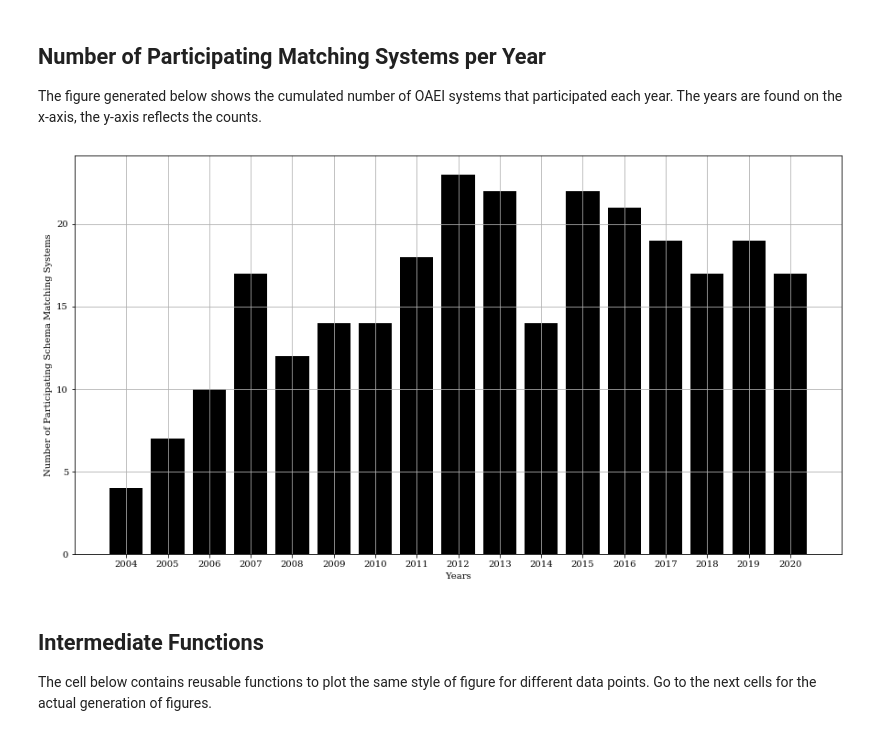
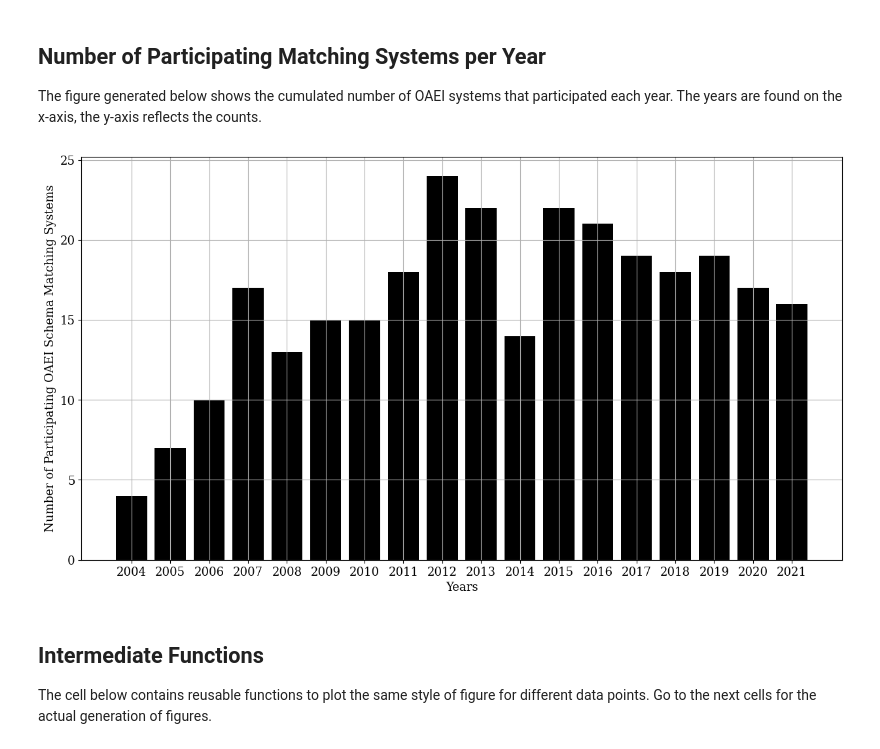
Before and after one commit to janothan/bk-in-matching-survey, a Jupyter notebook: submission_2/Survey_Paper_Figures.ipynb, the cells around one changed output. Drawn from its saved outputs; the diff is of its cells as text; code cells hidden in the pictures.

```diff
--- a/submission_2/Survey_Paper_Figures.ipynb
+++ b/submission_2/Survey_Paper_Figures.ipynb
@@ -196,7 +196,7 @@ data["ObjectCoref"] = [(2010, 2010)]
 data["CSA"] = [(2011, 2011)]
 data["LDOA"] = [(2011, 2011)]
 # lily 07
-data["LogMap"] = [(2011, 2020)]
+data["LogMap"] = [(2011, 2021)]
 data["MaasMatch"] = [(2011, 2014)]
 data["MapEVO"] = [(2011, 2011)]
 # mappso 08
@@ -218,7 +218,7 @@ data["GOMMA"] = [(2012, 2012)]
 data["Hertuda"] = [(2012, 2013)]
 data["HotMatch"] = [(2012, 2013)]
 #logmap 11
-data["LogMap Light"] = [(2012, 2020)]
+data["LogMap Light"] = [(2012, 2021)]
 # Maas 11
 # MapSSS 11
 data["Medley"] = [(2012, 2012)]
@@ -236,7 +236,7 @@ data["WikiMatch"] = [(2012, 2013), (2017, 2017)]
 
 
 # 2013 DONE
-data["AML"] = [(2013, 2020)]
+data["AML"] = [(2013, 2021)]
 # cider 08 ; actually cider-cl
 data["CroMatcher"] = [(2013, 2013), (2015, 2016)]
 # hertuda 12
@@ -269,7 +269,7 @@ data["InsMT"] = [(2014, 2015)] # instance only
 data["InsMTL"] = [(2014, 2014)] # instance only
 # logmap 11
 data["LogMap-C"] = [(2014, 2015)]
-data["LogMap-Bio"] = [(2014, 2020)]
+data["LogMap-Bio"] = [(2014, 2021)]
 # logmap lite 12
 # maasmatch 11
 # omr 11
@@ -482,40 +542,41 @@ import matplotlib.figure
 import pandas as pd
 from matplotlib import rcParams
 from IPython.core.display import display, HTML
 
 fig_size = plt.rcParams["figure.figsize"]
 fig_size[0] = 15
 fig_size[1] = 8
 fig, ax = plt.subplots()
 
 system_per_year = {}
-for i in range(2004, 2021):
+for i in range(2004, 2022):
     for system, ranges in data.items():
         #print(f"Check if system {system} participated in {i}.")
         for range_ in ranges:
             #print(f"\tRange: {range_}")
             if i in range(range_[0], range_[1]) or i == range_[0] or i == range_[1]:
                 #print(f"\t\tYES")
                 if str(i) not in system_per_year:
                     system_per_year[str(i)] = 1
                 else:
                     system_per_year[str(i)] += 1
             else:
                 #print(f"\t\tNO")
                 pass
 #print(system_per_year)
-data = system_per_year
+spy_data = system_per_year
 
-ax.bar(range(len(data)), list(data.values()), align='center', color="black")
-ax.set_xticks(range(len(data)))
-ax.set_xticklabels(list(data.keys()))
+ax.bar(range(len(spy_data)), list(spy_data.values()), align='center', color="black")
+ax.set_xticks(range(len(spy_data)))
+
+ax.set_xticklabels(list(spy_data.keys()))
 ax.set_xlabel("Years")
-ax.set_ylabel("Number of Participating Schema Matching Systems")
+ax.set_ylabel("Number of Participating OAEI Schema Matching Systems")
 ax.grid()
 plt.savefig("number_of_participating_systems.png", bbox_inches='tight')
 plt.show()
 # %% [output]
-[figure, old version]
+[figure, new version]
 # %% [markdown]
 ## Intermediate Functions
 The cell below contains reusable functions to plot the same style of figure for different data points.
```
Also changed, not shown: parts of 4 cells of this notebook, 6 other files.
